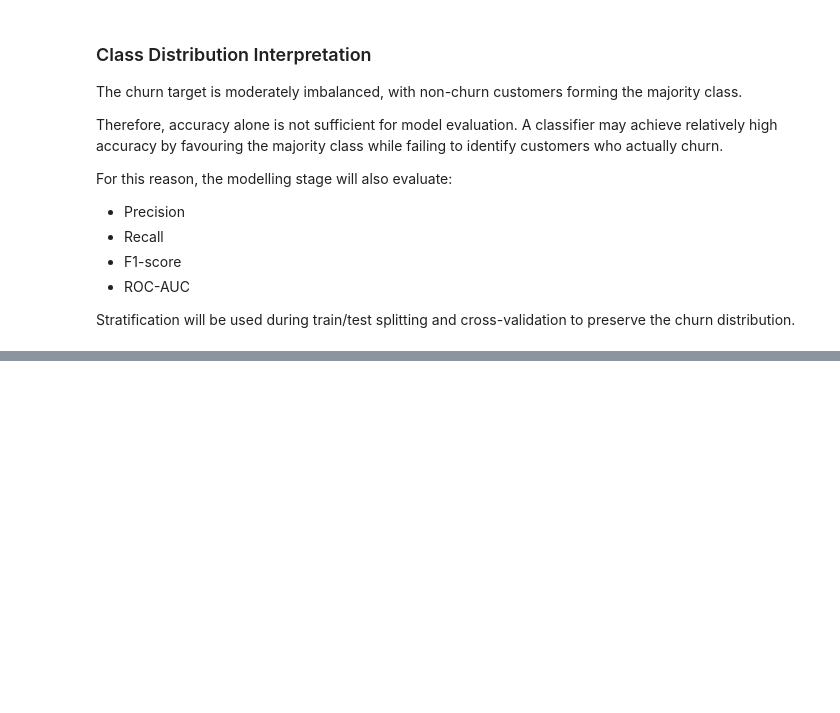
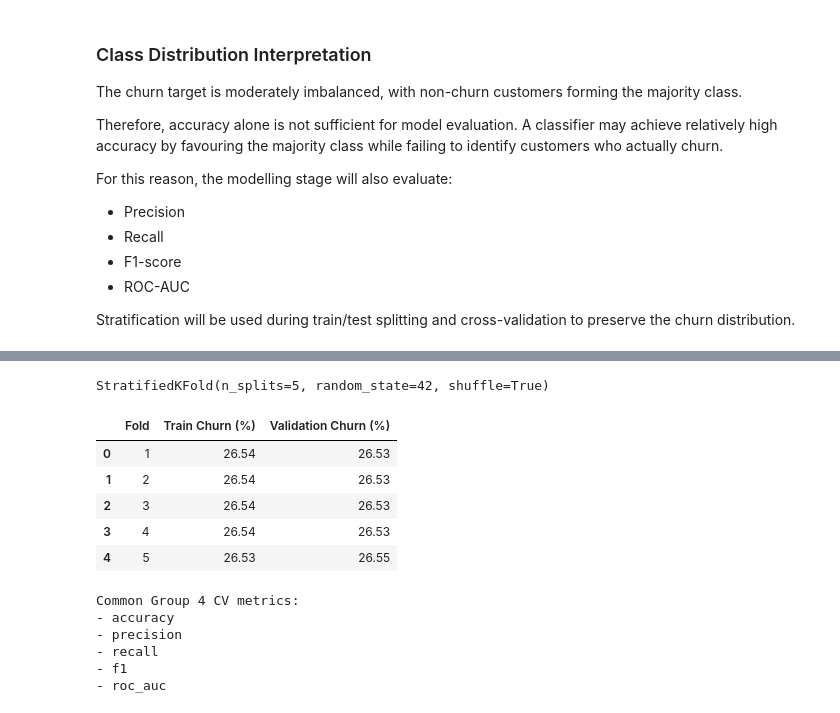
Before and after one commit to rgthimirad-cpu/Customer-Churn-Prediction-Business-Intelligence-System, a Jupyter notebook: Machine Learning/notebooks/01_logistic_regression.ipynb, the cells around one changed output, grey strips where cells are left out. Saved outputs shown, nothing was run; the diff lists cells and outputs as text; code cells hidden in the pictures; blank space fills up the shorter version.

```diff
--- a/Machine Learning/notebooks/01_logistic_regression.ipynb
+++ b/Machine Learning/notebooks/01_logistic_regression.ipynb
@@ -352,0 +634,74 @@ Stratification will be used during train/test splitting and cross-validation to
+# %%
+# ==========================================
+# 20. Stratified Cross-Validation
+# ==========================================
+
+cv = StratifiedKFold(
+    n_splits=N_SPLITS,
+    shuffle=True,
+    random_state=RANDOM_STATE
+)
+
+print(cv)
+# %% [output]
+StratifiedKFold(n_splits=5, random_state=42, shuffle=True)
+# %%
+# ==========================================
+# 21. Verify CV Fold Distributions
+# ==========================================
+
+cv_distribution_records = []
+
+for fold_number, (train_idx, val_idx) in enumerate(
+    cv.split(X_train, y_train),
+    start=1
+):
+
+    fold_y_train = y_train.iloc[train_idx]
+    fold_y_val = y_train.iloc[val_idx]
+
+    cv_distribution_records.append({
+        "Fold": fold_number,
+        "Train Churn (%)":
+            round(fold_y_train.mean() * 100, 2),
+        "Validation Churn (%)":
+            round(fold_y_val.mean() * 100, 2)
+    })
+
+
+cv_distribution = pd.DataFrame(
+    cv_distribution_records
+)
+
+cv_distribution
+# %% [output]
+|  | Fold | Train Churn (%) | Validation Churn (%) |
+| 0 | 1 | 26.54 | 26.53 |
+| 1 | 2 | 26.54 | 26.53 |
+| 2 | 3 | 26.54 | 26.53 |
+| 3 | 4 | 26.54 | 26.53 |
+| 4 | 5 | 26.53 | 26.55 |
+# %%
+# ==========================================
+# 22. Common Evaluation Metrics
+# ==========================================
+
+SCORING = {
+    "accuracy": "accuracy",
+    "precision": "precision",
+    "recall": "recall",
+    "f1": "f1",
+    "roc_auc": "roc_auc"
+}
+
+print("Common Group 4 CV metrics:")
+
+for metric in SCORING:
+    print("-", metric)
+# %% [output]
+Common Group 4 CV metrics:
+- accuracy
+- precision
+- recall
+- f1
+- roc_auc
```
Also changed, not shown: parts of 12 cells of this notebook, 1 other file.
